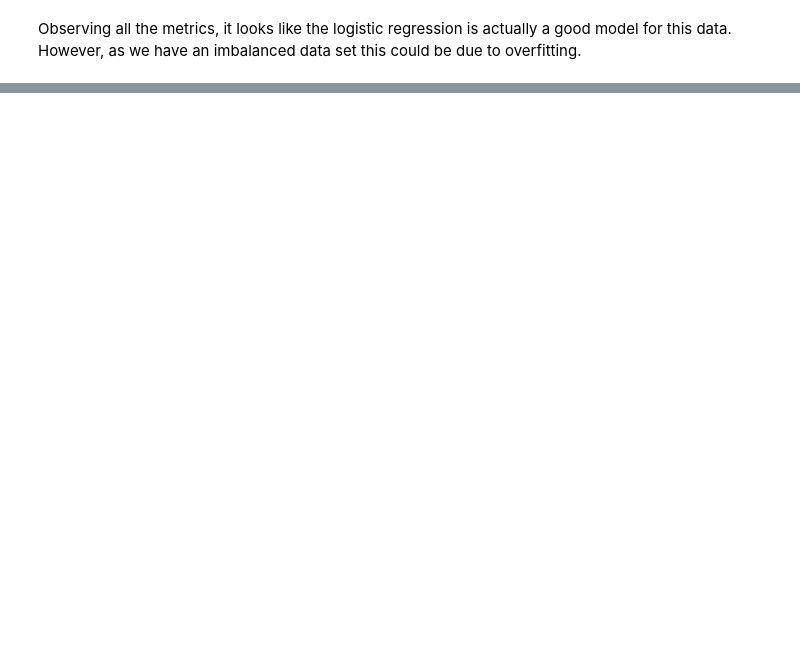
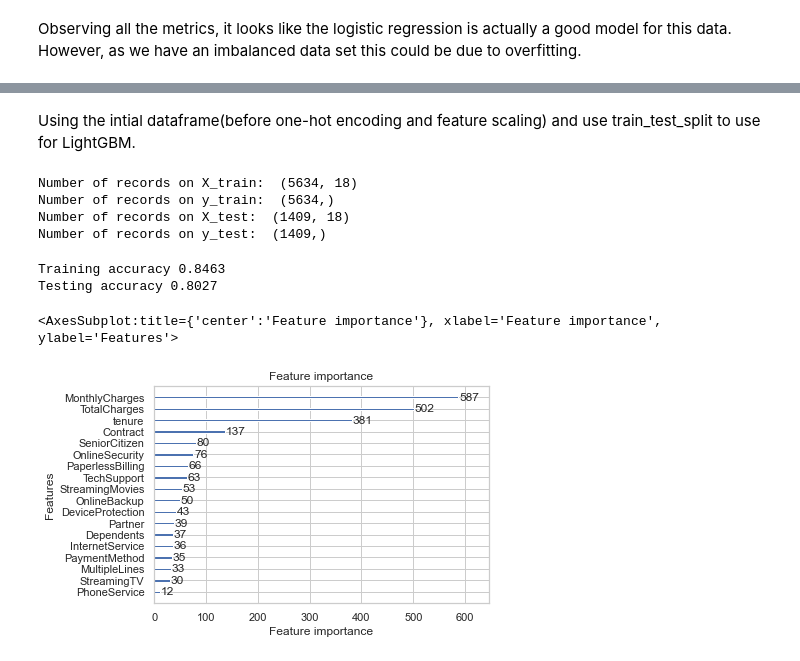
Before and after one commit to waruni1017/Customer-Churn-Analysis, a Jupyter notebook: Customer Churn Project.ipynb, the cells around one changed output, grey strips where cells are left out. Saved outputs shown, nothing was run; the diff lists cells and outputs as text; code cells hidden in the pictures; blank space fills up the shorter version.

```diff
--- a/Customer Churn Project.ipynb
+++ b/Customer Churn Project.ipynb
@@ -762,0 +829,4 @@ Observing all the metrics, it looks like the logistic regression is actually a g
+# %%
+df['Churn'] = df.Churn.replace(['Yes', 'No'], [1, 0])
+
+df.head()
@@ -762,0 +893,7 @@ Observing all the metrics, it looks like the logistic regression is actually a g
+# %%
+obj = list(df.loc[:, df.dtypes == "object"].columns.values)
+
+for feat in obj:
+    df[feat] = pd.Series(df[feat], dtype = 'category')
+
+df.info()
@@ -762,0 +918,21 @@ Observing all the metrics, it looks like the logistic regression is actually a g
+# %% [markdown]
+Using the intial dataframe(before one-hot encoding and feature scaling) and use train_test_split to use for LightGBM.
+# %%
+X = df[['SeniorCitizen', 'Partner', 'Dependents', 'tenure', 'PhoneService',
+       'MultipleLines', 'InternetService', 'OnlineSecurity', 'OnlineBackup',
+       'DeviceProtection', 'TechSupport', 'StreamingTV', 'StreamingMovies',
+       'Contract', 'PaperlessBilling', 'PaymentMethod', 'MonthlyCharges',
+       'TotalCharges']]
+
+y = df['Churn']
+
+X_train, X_test, y_train, y_test = train_test_split(X, y, test_size= 0.2, random_state= 123, stratify = y)
+print('Number of records on X_train: ', X_train.shape )
+print('Number of records on y_train: ', y_train.shape )
+print('Number of records on X_test: ', X_test.shape )
+print('Number of records on y_test: ', y_test.shape )
+# %% [output]
+Number of records on X_train:  (5634, 18)
+Number of records on y_train:  (5634,)
+Number of records on X_test:  (1409, 18)
+Number of records on y_test:  (1409,)
@@ -762,0 +941,20 @@ Observing all the metrics, it looks like the logistic regression is actually a g
+# %%
+import lightgbm as lgb
+
+lgbm = lgb.LGBMClassifier(learning_rate = 0.09, max_depth =5, random_state = 432)
+lgbm.fit(X_train, y_train)
+pred_lgbm = lgbm.predict(X_test)
+
+y_pred_prob_lgbm = lgbm.predict_proba(X_test)[:, 1]
+
+
+print('Training accuracy {:.4f}'.format(lgbm.score(X_train,y_train)))
+print('Testing accuracy {:.4f}'.format(lgbm.score(X_test,y_test)))
+# %% [output]
+Training accuracy 0.8463
+Testing accuracy 0.8027
+# %%
+lgb.plot_importance(lgbm)
+# %% [output]
+<AxesSubplot:title={'center':'Feature importance'}, xlabel='Feature importance', ylabel='Features'>
+[figure, added]
```
Also changed, not shown: parts of 35 cells of this notebook.
